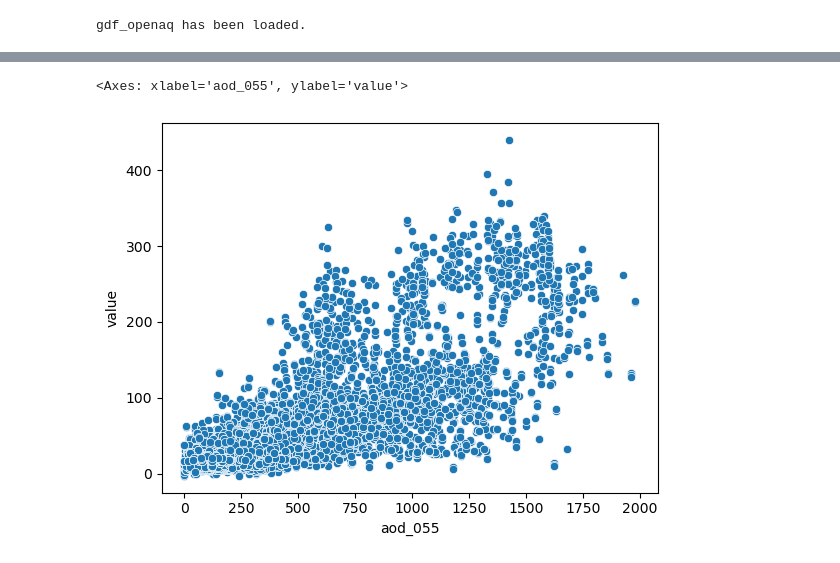
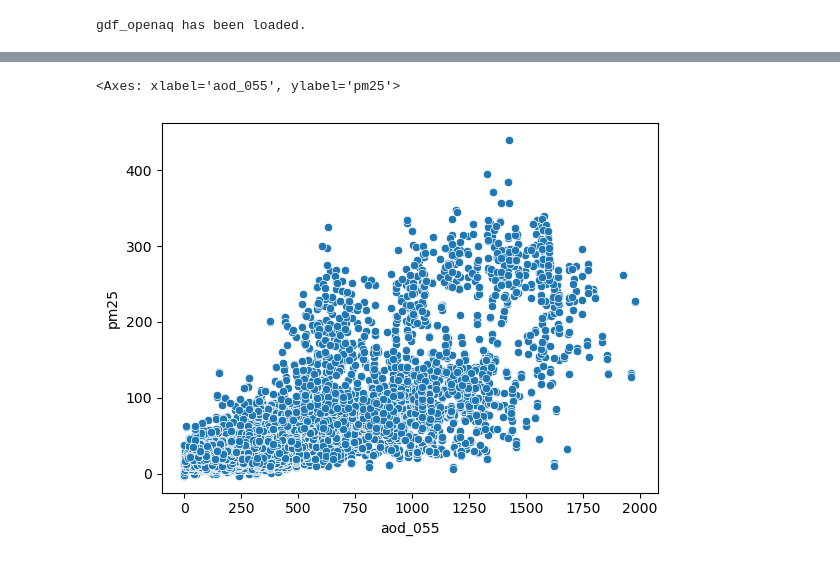
Before and after one commit to surasakcho/pier-blog, a Jupyter notebook: 2024-04-10 Thailand PM25 - Satellite data/integrate/adhoc-explore_aod_vs_pm25.ipynb, the cells around one changed output, grey strips where cells are left out. Drawn from its saved outputs; the diff is of its cells as text; code cells hidden in the pictures.

```diff
--- a/2024-04-10 Thailand PM25 - Satellite data/integrate/adhoc-explore_aod_vs_pm25.ipynb
+++ b/2024-04-10 Thailand PM25 - Satellite data/integrate/adhoc-explore_aod_vs_pm25.ipynb
@@ -9,6 +9,11 @@ del(df_extracted_aod055['row'])
 del(df_extracted_aod055['col'])
 del(df_extracted_aod055['tile_id'])
 
+df_extracted_dem = pd.read_csv(r'../data/df_extracted_dem.csv')
+del(df_extracted_dem['row'])
+del(df_extracted_dem['col'])
+
+
 gdf_openaq = gpd.read_file('../data/gdf_openaq.gpkg')
 print('gdf_openaq has been loaded.')
 if gdf_openaq.index.name is None:
@@ -20,2 +43,4 @@ gdf_openaq = gdf_openaq[gdf_openaq['value'] != -999].copy()
 # %%
 df_extracted_aod055 = df_extracted_aod055[df_extracted_aod055['aod_055'] >= 0].copy()
+df_extracted_aod055 = df_extracted_aod055.set_index('measurement_id')
+df_extracted_aod055
@@ -38,0 +62,4 @@ df_joined
+# %%
+df_extracted_dem = df_extracted_dem.copy()
+df_extracted_dem = df_extracted_dem.set_index('measurement_id')
+df_extracted_dem
@@ -38,0 +81,5 @@ df_joined
+# %%
+df_joined = gdf_openaq.merge(df_extracted_aod055, how='inner', left_index=True, right_index=True).copy()
+df_joined = df_joined.merge(df_extracted_dem, how='inner', left_index=True, right_index=True).copy()
+df_joined = df_joined.rename(columns={'value':'pm25'})
+df_joined
@@ -39,5 +106,5 @@ df_joined
 # %%
-sns.scatterplot(data=df_joined, x='aod_055', y='value')
+sns.scatterplot(data=df_joined, x='aod_055', y='pm25')
 # %% [output]
-<Axes: xlabel='aod_055', ylabel='value'>
+<Axes: xlabel='aod_055', ylabel='pm25'>
-[figure, old version]
+[figure, new version]
```
Also changed, not shown: parts of 8 cells of this notebook.
